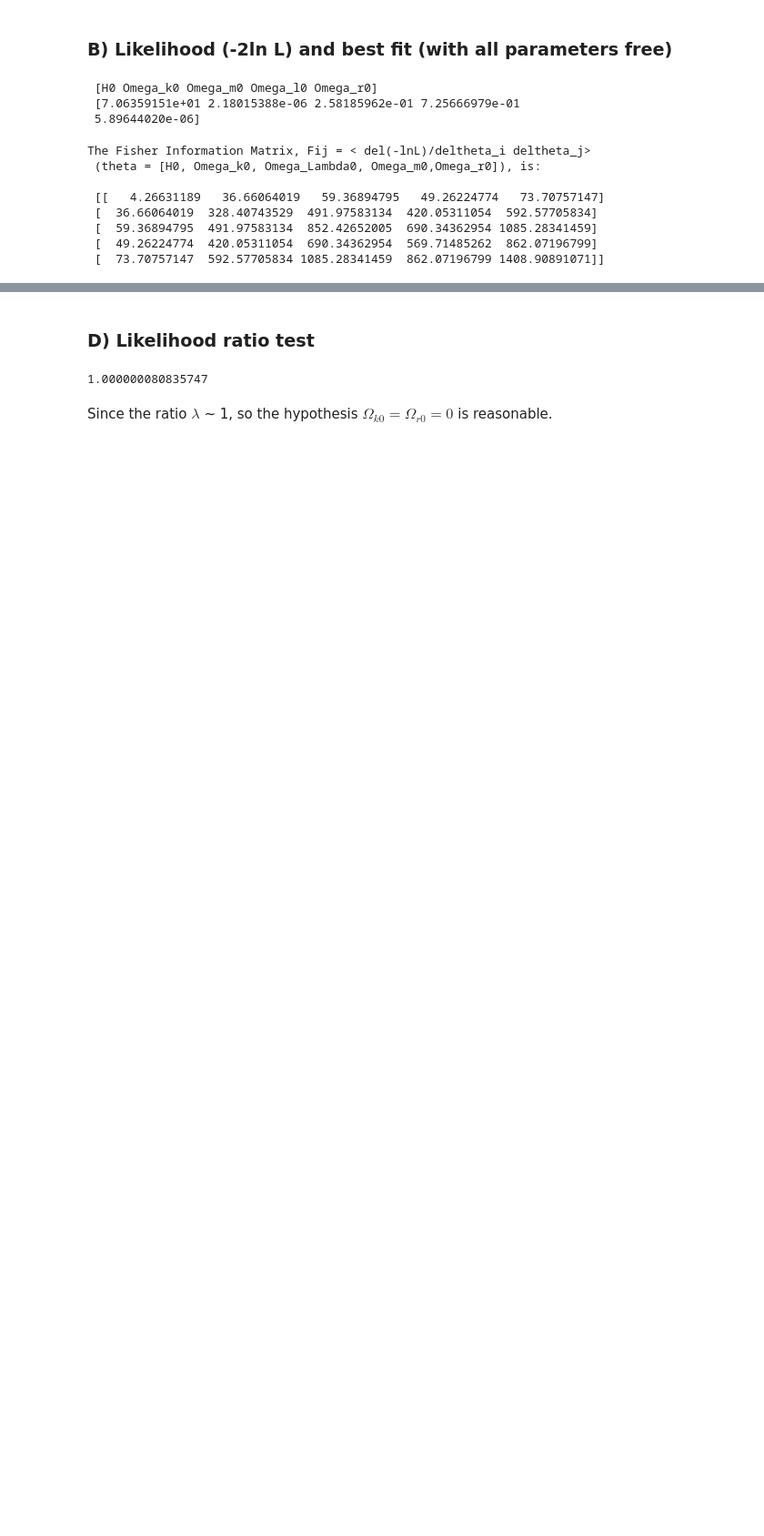
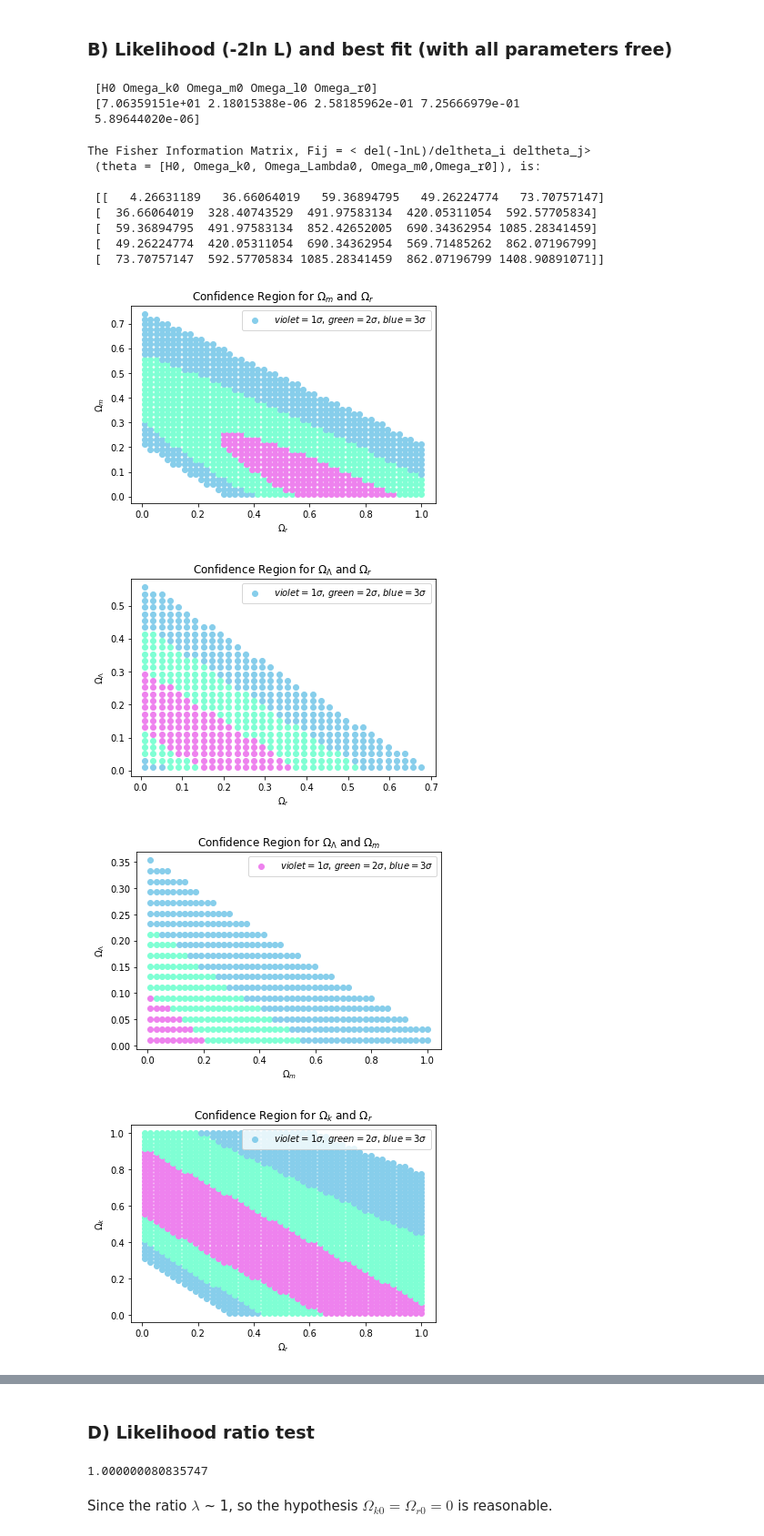
Before and after one commit to cinthianlima/Data_analysis_exercises, a Jupyter notebook: Supernovas likelihood 1.ipynb, the cells around one changed output, grey strips where cells are left out. Shown: that part at 91% size. Drawn from its saved outputs; the diff is of its cells as text; code cells hidden in the pictures; blank space fills up the shorter version.

```diff
--- a/Supernovas likelihood 1.ipynb
+++ b/Supernovas likelihood 1.ipynb
@@ -368,3 +421,71 @@ The Fisher Information Matrix, Fij = < del(-lnL)/deltheta_i deltheta_j>
  [  59.36894795  491.97583134  852.42652005  690.34362954 1085.28341459]
  [  49.26224774  420.05311054  690.34362954  569.71485262  862.07196799]
  [  73.70757147  592.57705834 1085.28341459  862.07196799 1408.90891071]]
+# %%
+#-2lnL from the best fit
+theta_fit = fit_all.x
+f2lnL_all = f_2lnL_all(theta_fit)
+
+#Intervals to the confidance test and plot
+int1 = np.linspace(50 ,100, 50)
+int2 = np.linspace(0.01 ,1, 50)
+int3 = np.linspace(0.01 ,1, 50)
+int3 = np.linspace(0.01 ,1, 50)
+int4 = np.linspace(0.01 ,1, 50)
+inter =[int1, int2, int3, int2, int3]
+
+
+#Define the confidence interval and plot
+for k in range(8):
+    for i in range(50):
+        for j in range(50):
+
+            theta1 = [theta_fit[0], theta_fit[1], theta_fit[2], inter[3][i], inter[4][j]]      #fixing theta[0], theta[1], theta[2]
+            theta2 = [theta_fit[0], theta_fit[1], inter[2][i], theta_fit[3], inter[4][j]]      #fixing theta[0], theta[1], theta[3]
+            theta3 = [theta_fit[0], theta_fit[1], inter[2][i], inter[3][j], theta_fit[4]]      #fixing theta[0],theta[1], theta[4]
+            theta3 = [theta_fit[0], inter[1][i], theta_fit[2], theta_fit[3], inter[4][j]]      #fixing theta[0],theta[2], theta[3]
+            theta4 = [theta_fit[0], inter[1][i], theta_fit[2], inter[3][j], theta_fit[4]]      #fixing theta[0],theta[2], theta[4]
+            theta5 = [theta_fit[0], inter[1][i], inter[2][j], theta_fit[3], theta_fit[4]]      #fixing theta[0],theta[3], theta[4]
+            theta6 = [inter[0][i], theta_fit[1], theta_fit[2], theta_fit[3], inter[4][j]]      #fixing theta[1],theta[2], theta[3]
+            theta7 = [inter[0][i], theta_fit[1], inter[2][j], theta_fit[3], theta_fit[4]]      #fixing theta[1],theta[3], theta[4]
+            theta8 = [inter[0][i], theta_fit[1], theta_fit[2], inter[3][j], theta_fit[4]]      #fixing theta[1],theta[2], theta[4]
+
+            theta = [theta1, theta2, theta3, theta4, theta5, theta6, theta7, theta8]
+
+            lambda_f = (f_2lnL_all(theta[k])/ f2lnL_all)
+
+            intervals =[[inter[3][i], inter[4][j]], [inter[3][i], inter[4][j]],
+                        [inter[3][i], inter[4][j]], [inter[3][i], inter[4][j]],
+                        [inter[3][i], inter[4][j]], [inter[3][i], inter[4][j]],
+                        [inter[3][i], inter[4][j]], [inter[3][i], inter[4][j]],
+                        [inter[3][i], inter[4][j]]]
+
+            if  lambda_f < chi_list[0]:
+                plt.scatter(intervals[k][0], intervals[k][1], color = 'violet')
+
+
+            elif chi_list[0] < lambda_f < chi_list[1]:
+                plt.scatter(intervals[k][0], intervals[k][1], color = 'aquamarine')
+
+
+            elif chi_list[1] < lambda_f < chi_list[2]:
+                plt.scatter(intervals[k][0], intervals[k][1], color = 'skyblue')
+
+
+
+    labels = [['\Omega_m','\Omega_r'], ['\Omega_\Lambda', '\Omega_r'],
+               ['\Omega_\Lambda', '\Omega_m'], ['\Omega_k', '\Omega_r'],
+               ['\Omega_k', '\Omega_m'], ['\Omega_k', '\Omega_\Lambda'],
+               ['H0', '\Omega_r'],['H0', '\Omega_\Lambda'], ['H0', '\Omega_m']]
+
+    plt.title(f'Confidence Region for ${labels[k][0]}$ and ${labels[k][1]}$')
+
+    plt.ylabel(f'${labels[k][0]}$')
+    plt.xlabel(f'${labels[k][1]}$')
+    plt.legend([f' $violet = 1\sigma$, $green = 2\sigma$, $blue = 3\sigma$ '])
+    plt.show()
+# %% [output]
+[figure, added]
+[figure, added]
+[figure, added]
+[figure, added]
```
Also changed, not shown: parts of 2 cells of this notebook.
